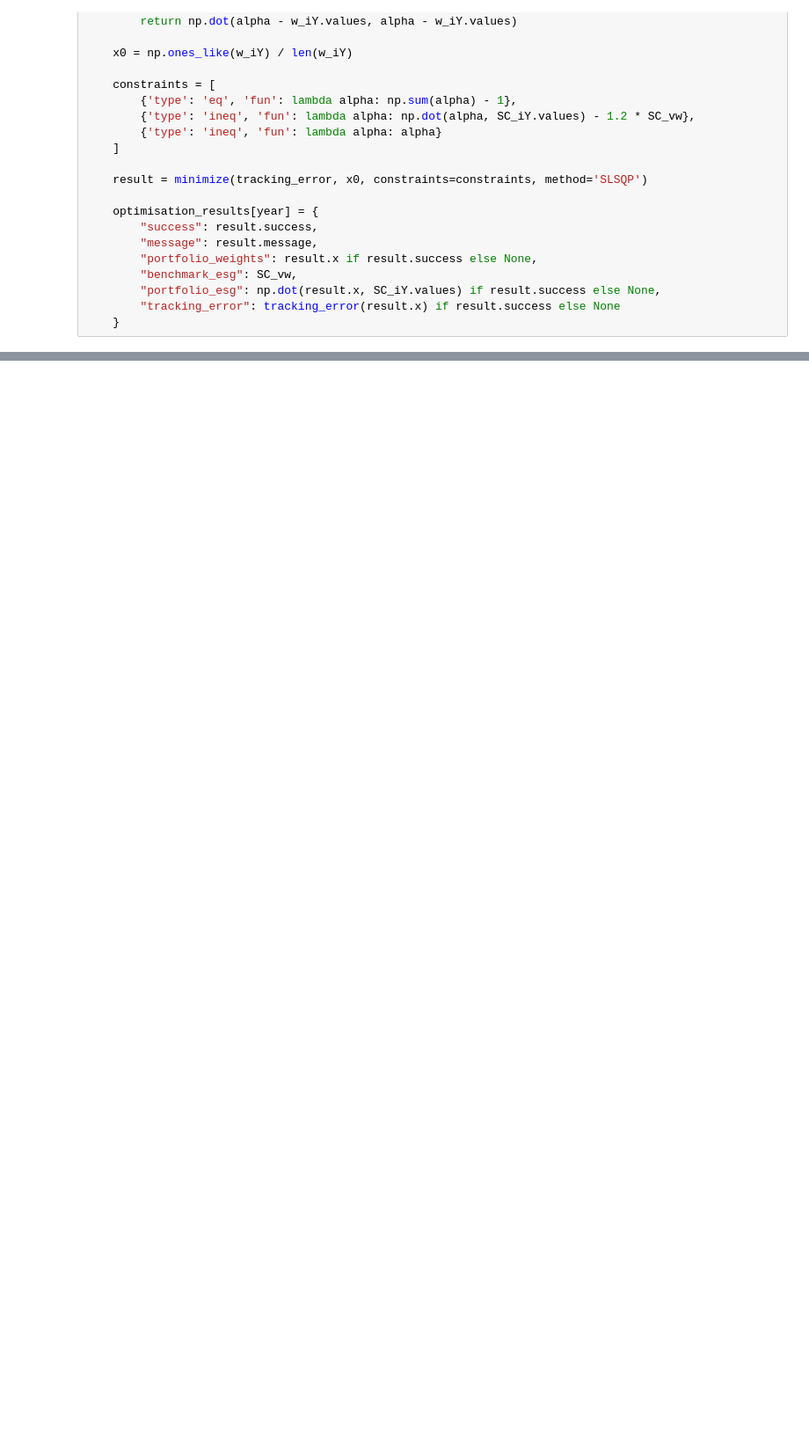
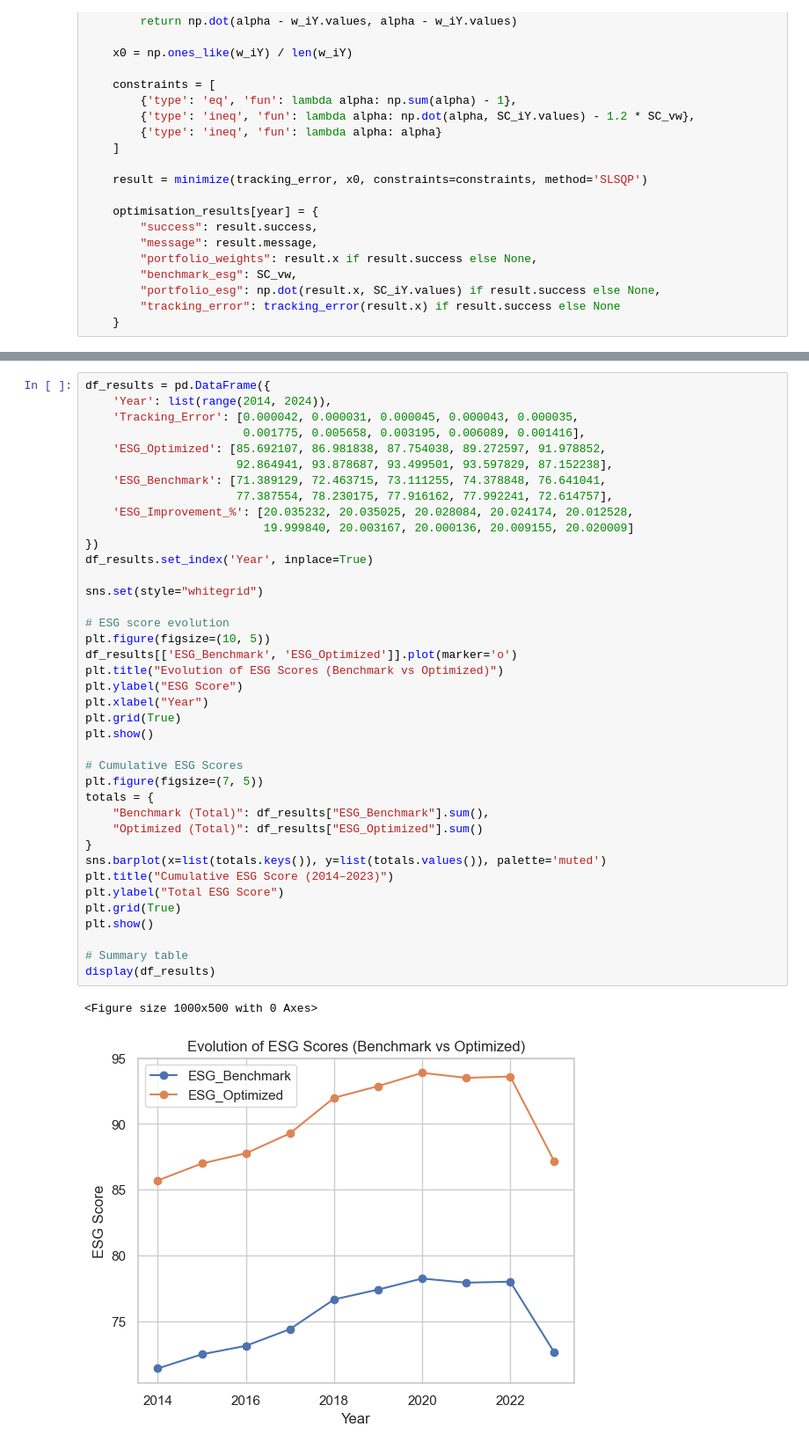
Before and after one commit to ameliemlb/SEF, a Jupyter notebook: hw2.ipynb, the cells around one changed output, grey strips where cells are left out. Shown at 88% size. Saved outputs shown, nothing was run; the diff lists cells and outputs as text; blank space fills up the shorter version.

```diff
--- a/hw2.ipynb
+++ b/hw2.ipynb
@@ -256,0 +376,42 @@ plt.show()
+# %%
+df_results = pd.DataFrame({
+    'Year': list(range(2014, 2024)),
+    'Tracking_Error': [0.000042, 0.000031, 0.000045, 0.000043, 0.000035,
+                       0.001775, 0.005658, 0.003195, 0.006089, 0.001416],
+    'ESG_Optimized': [85.692107, 86.981838, 87.754038, 89.272597, 91.978852,
+                      92.864941, 93.878687, 93.499501, 93.597829, 87.152238],
+    'ESG_Benchmark': [71.389129, 72.463715, 73.111255, 74.378848, 76.641041,
+                      77.387554, 78.230175, 77.916162, 77.992241, 72.614757],
+    'ESG_Improvement_%': [20.035232, 20.035025, 20.028084, 20.024174, 20.012528,
+                          19.999840, 20.003167, 20.000136, 20.009155, 20.020009]
+})
+df_results.set_index('Year', inplace=True)
+
+sns.set(style="whitegrid")
+
+# ESG score evolution
+plt.figure(figsize=(10, 5))
+df_results[['ESG_Benchmark', 'ESG_Optimized']].plot(marker='o')
+plt.title("Evolution of ESG Scores (Benchmark vs Optimized)")
+plt.ylabel("ESG Score")
+plt.xlabel("Year")
+plt.grid(True)
+plt.show()
+
+# Cumulative ESG Scores
+plt.figure(figsize=(7, 5))
+totals = {
+    "Benchmark (Total)": df_results["ESG_Benchmark"].sum(),
+    "Optimized (Total)": df_results["ESG_Optimized"].sum()
+}
+sns.barplot(x=list(totals.keys()), y=list(totals.values()), palette='muted')
+plt.title("Cumulative ESG Score (2014–2023)")
+plt.ylabel("Total ESG Score")
+plt.grid(True)
+plt.show()
+
+# Summary table
+display(df_results)
+# %% [output]
+<Figure size 1000x500 with 0 Axes>
+[figure, added]
```
Also changed, not shown: parts of 11 cells of this notebook.
